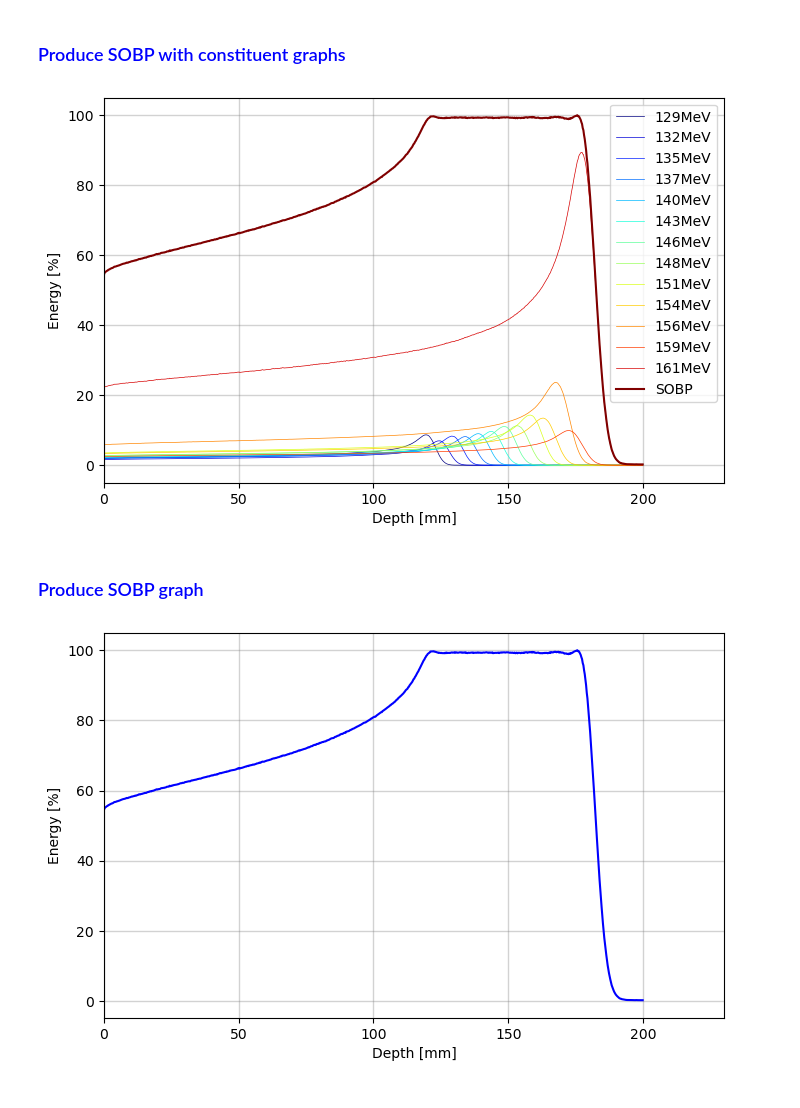
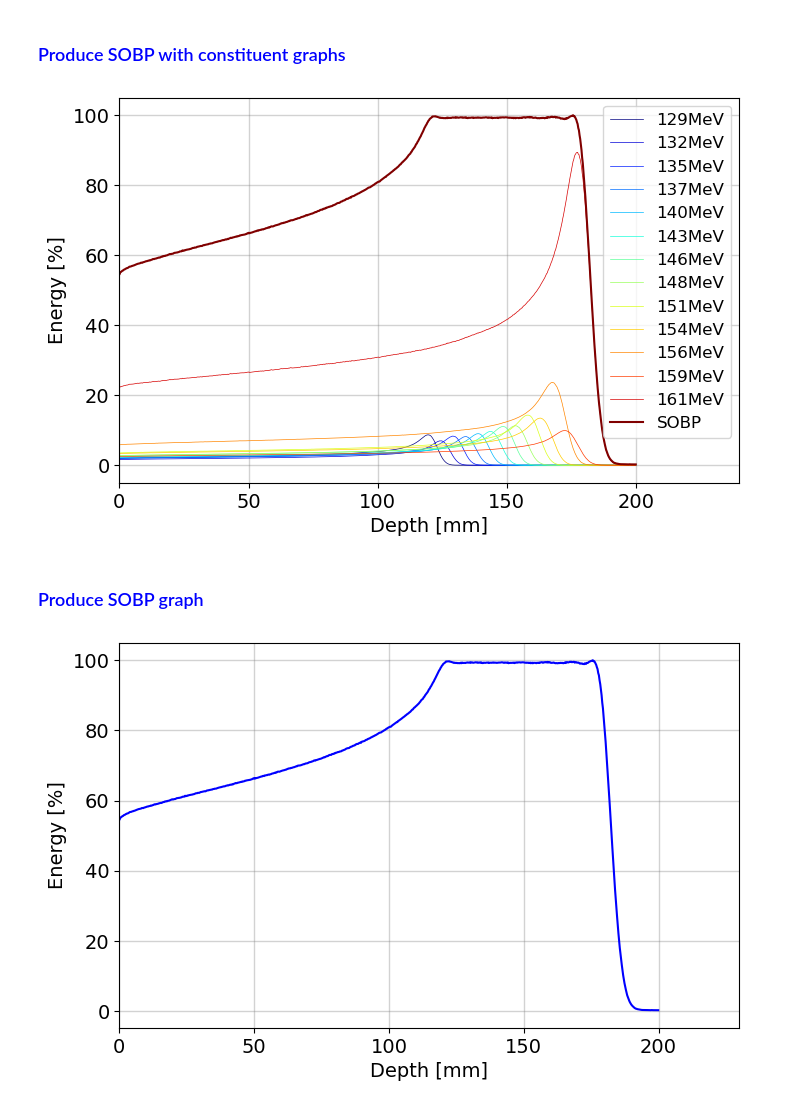
Before and after one commit to FardousR/Proton-Beam-Analysis, a Jupyter notebook: Python/BraggPeak.ipynb, the cells around one changed output. Drawn from its saved outputs; the diff is of its cells as text; code cells hidden in the pictures.

```diff
--- a/Python/BraggPeak.ipynb
+++ b/Python/BraggPeak.ipynb
@@ -73,21 +74,28 @@ print(Files)
 # %% [markdown]
 ### <span style='color:Blue'> Plot Bragg Peak for all energies   </span>
 # %%
-from pylab import rcParams
+
 plt.rcdefaults()
-rcParams['figure.figsize'] = 8, 5
-plt.rcParams['axes.facecolor'] = 'white'
+params = {'figure.figsize'   : (8, 5),
+          'legend.fontsize'  : 12,
+          'axes.labelsize'   : 14,
+          'axes.titlesize'   : 14,
+          'xtick.labelsize'  : 14,
+          'ytick.labelsize'  : 14,
+          'axes.facecolor'   : 'white'}
+pylab.rcParams.update(params)
 
 colormap = plt.cm.gist_ncar
 plt.gca().set_prop_cycle(plt.cycler('color', plt.cm.jet(np.linspace(0, 1, len(DataFileList)))))
 
 
 for j in range(len(DataFileList)):
+    DataFile = ROOT.TFile(DataFileLocation+"/"+DataFileList[j])
+    Energy_Z = DataFile.Get('ProtonEnergyHisto')
     numBins  = Energy_Z.GetNbinsX()
     maxX     = Energy_Z.GetXaxis().GetXmax()
     binwidth = Energy_Z.GetBinWidth(0)
-    DataFile = ROOT.TFile(DataFileLocation+"/"+DataFileList[j])
-    Energy_Z = DataFile.Get('ProtonEnergyHisto')
+
     Energy   = array( 'd' )
     depth    = array( 'd' )
     if(j==0):
@@ -100,11 +108,11 @@ for j in range(len(DataFileList)):
         Energy.append(Energy_Z.GetBinContent(i)*100/maxbinValue)
         lineLegend = DataFileList[j][12:15]+"MeV"
     plt.plot(depth, Energy, label = lineLegend, linewidth=.5)
-    plt.xlim(0, 230)
+    plt.xlim(0, 240)
     plt.grid(alpha =0.25, axis='both' , color='gray', linestyle='-', linewidth=.5)
     plt.legend(loc='upper right')
-    plt.xlabel("Depth [mm]", fontsize=11)
-    plt.ylabel("Energy [%]", fontsize=11)
-plt.savefig("BraggPeak.png", dpi = 400)
+    plt.xlabel("Depth [mm]")
+    plt.ylabel("Energy [%]")
+plt.savefig("/home/fardousr/Desktop/Output/Graphs/Bragg_Peak_Multi_Energy_SOBP.png", dpi = 500)
 plt.show()
 # %% [output]
@@ -162,49 +170,70 @@ print(pd.DataFrame(w))
 # %% [markdown]
 ### <span style='color:Blue'> Produce SOBP with constituent graphs  </span>
 # %%
+plt.rcdefaults()
+params = {'figure.figsize'   : (8, 5),
+          'legend.fontsize'  : 12,
+          'axes.labelsize'   : 14,
+          'axes.titlesize'   : 14,
+          'xtick.labelsize'  : 14,
+          'ytick.labelsize'  : 14,
+          'axes.facecolor'   : 'white'}
+pylab.rcParams.update(params)
+
 SOBPTotalDose = np.full((numBins), 0.0, dtype=float)
 
 colormap = plt.cm.gist_ncar
 plt.gca().set_prop_cycle(plt.cycler('color', plt.cm.jet(np.linspace(0, 1, len(DataFileList)+1))))
 
 #p=1
 for j in range(len(DataFileList)):
     numBins  = Energy_Z.GetNbinsX()
     maxX     = Energy_Z.GetXaxis().GetXmax()
     binwidth = Energy_Z.GetBinWidth(0)
     DataFile = ROOT.TFile(DataFileLocation+"/"+DataFileList[j])
     Energy_Z = DataFile.Get('ProtonEnergyHisto')
     Energy   = array( 'd' )
     depth    = array( 'd' )
 
     for i in range(1, numBins+1):
         depth.append(Energy_Z.GetXaxis().GetBinCenter(i))
         Energy.append(Energy_Z.GetBinContent(i))
         w_Energy = np.array(Energy)*w[j]
     lineLegend = DataFileList[j][12:15]+"MeV"
     plt.plot(depth, w_Energy*100/p, label = lineLegend, linewidth=.5)
     SOBPTotalDose = SOBPTotalDose + w_Energy
 plt.plot(depth, SOBPTotalDose*100/p, label ="SOBP", linewidth=1.5)
 p=max(SOBPTotalDose)
-plt.xlim(0, 230)
+plt.xlim(0, 240)
 plt.grid(alpha =0.35, axis='both' , color='gray', linestyle='-', linewidth=1)
 plt.legend(loc='upper right')
 plt.xlabel("Depth [mm]")
 plt.ylabel("Energy [%]")
 
-plt.savefig("SpreadOutBraggPeak.png", dpi = 400)
+plt.savefig("/home/fardousr/Desktop/Output/Graphs/SOBP_With_Bragg_Peak.png", dpi = 500)
 plt.show()
 # %% [output]
-[figure, old version]
+[figure, new version]
 # %% [markdown]
 ### <span style='color:Blue'> Produce SOBP graph  </span>
 # %%
+plt.rcdefaults()
+params = {'figure.figsize'   : (8, 5),
+          'legend.fontsize'  : 12,
+          'axes.labelsize'   : 14,
+          'axes.titlesize'   : 14,
+          'xtick.labelsize'  : 14,
+          'ytick.labelsize'  : 14,
+          'axes.facecolor'   : 'white'}
+pylab.rcParams.update(params)
+
 plt.plot(depth, SOBPTotalDose*100/max(SOBPTotalDose), '-b')
 # plt.fill_between(depth, SOBPTotalDose)
 plt.xlim(0, 230)
 plt.grid(alpha =0.35, axis='both' , color='gray', linestyle='-', linewidth=1)
 plt.xlabel("Depth [mm]")
 plt.ylabel("Energy [%]")
+plt.savefig("/home/fardousr/Desktop/Output/Graphs/SOBP.png", dpi = 500)
 plt.show()
 # %% [output]
-[figure, old version]
+[figure, new version]
```
Also changed, not shown: parts of 2 cells of this notebook, 55 other files.
